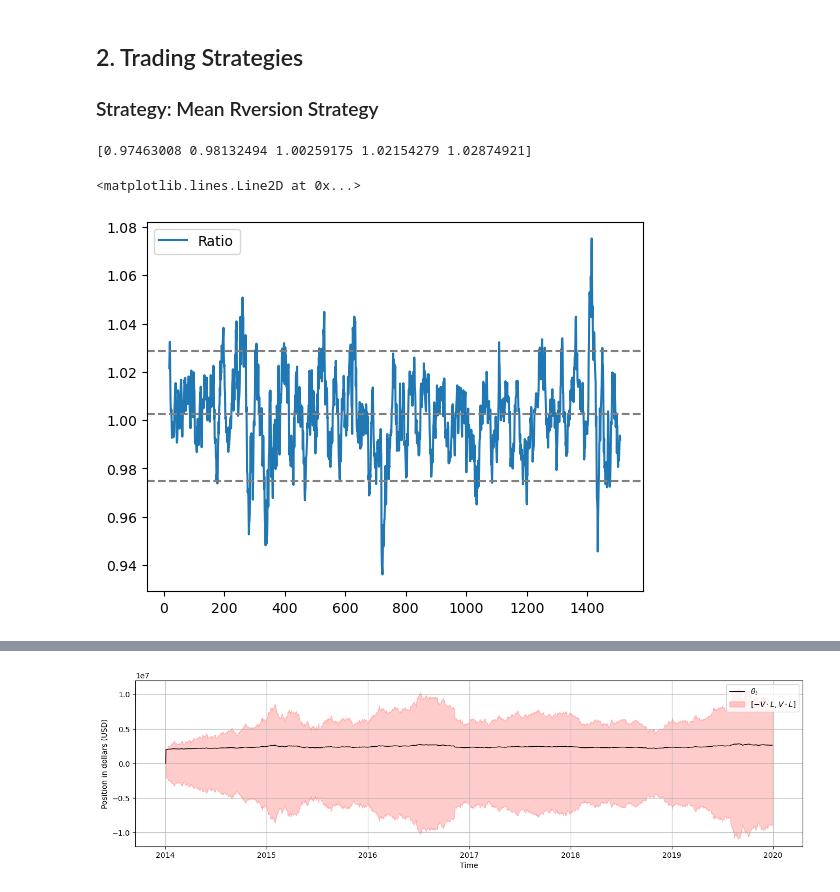
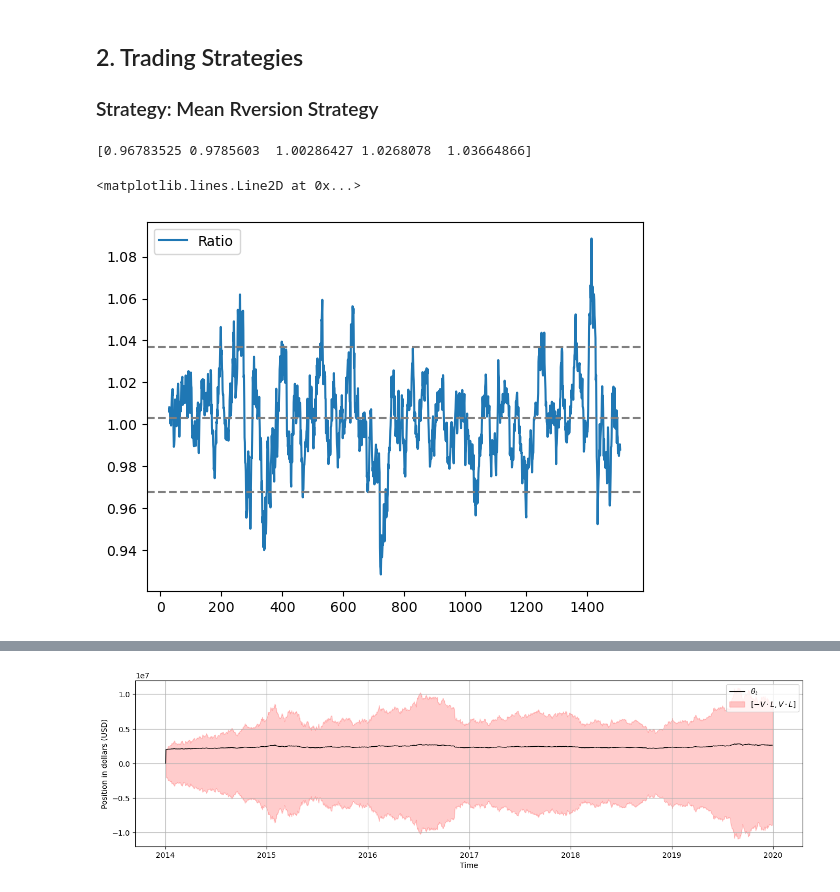
Before and after one commit to MC-Kangan/Algo_Trading_ETF_Trading_Strategy, a Jupyter notebook: Mean_reversion_strategy.ipynb, the cells around one changed output, grey strips where cells are left out. Drawn from its saved outputs; the diff is of its cells as text; code cells hidden in the pictures.

```diff
--- a/Mean_reversion_strategy.ipynb
+++ b/Mean_reversion_strategy.ipynb
@@ -80,6 +80,7 @@ df
 df['Daily_return'] = df['Close'].pct_change(1, fill_method='ffill')
 df['Daily_excess_return'] = df['Close'].pct_change(1, fill_method='ffill') - df['Daily_EFFR']
 df['Daily_excess_leverage_return'] = df['Daily_excess_return'] * LEVERAGE
+df['RSI']=ta.rsi(df.Close, length=15)
 df.iloc[196]
 # %% [output]
 Date                            2014-10-13 00:00:00
@@ -107,19 +130,24 @@ plt.tight_layout()
 
 ### Strategy: Mean Rversion Strategy
 # %%
-MA = 20
+MA = 30
 df['MA'] = df['Close'].rolling(MA).mean()
 df['Ratio'] = df['Close'] / df['MA']
+df['std'] = df['Close'].rolling(MA).std()
+df['upper'] = df['MA'] + 2.5 * df['std']
+df['lower'] = df['MA'] - 2.5 * df['std']
+
+df['long_MA'] = df['Close'].rolling(50).mean()
 percentiles = [5, 10, 50, 90, 95]
 p = np.percentile(df['Ratio'].dropna(), percentiles)
 print(p)
 percentiles = [5, 10, 50, 90, 95]
 p = np.percentile(df['Ratio'].dropna(), percentiles)
 df['Ratio'].dropna().plot(legend = True)
 plt.axhline(p[0], c= (.5,.5,.5), ls='--')
 plt.axhline(p[2], c= (.5,.5,.5), ls='--')
 plt.axhline(p[-1], c= (.5,.5,.5), ls='--')
 # %% [output]
-[0.97463008 0.98132494 1.00259175 1.02154279 1.02874921]
+[0.96783525 0.9785603  1.00286427 1.0268078  1.03664866]
 <matplotlib.lines.Line2D at 0x...>
-[figure, old version]
+[figure, new version]
```
Also changed, not shown: parts of 16 cells of this notebook, 3 other files.
